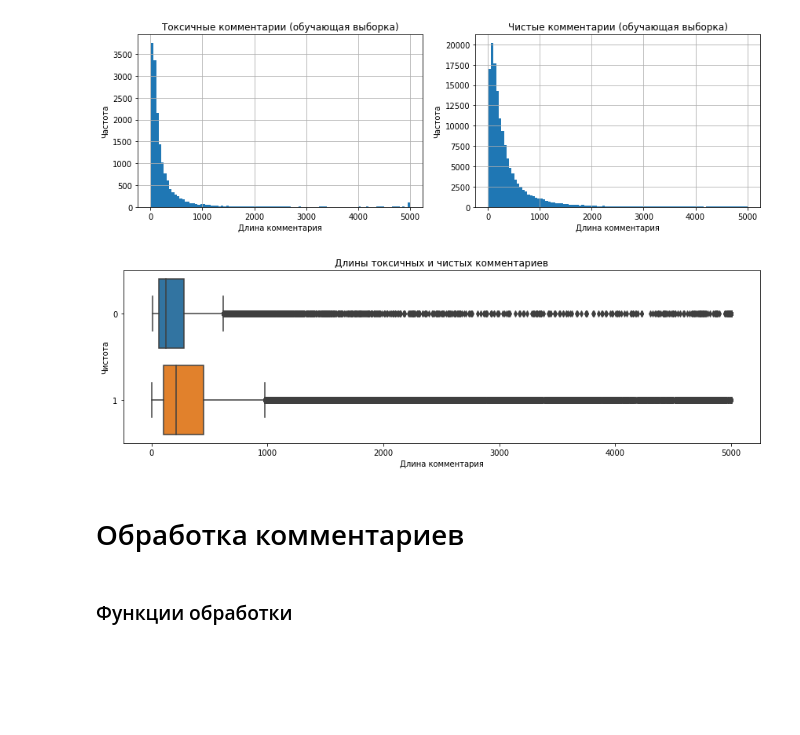
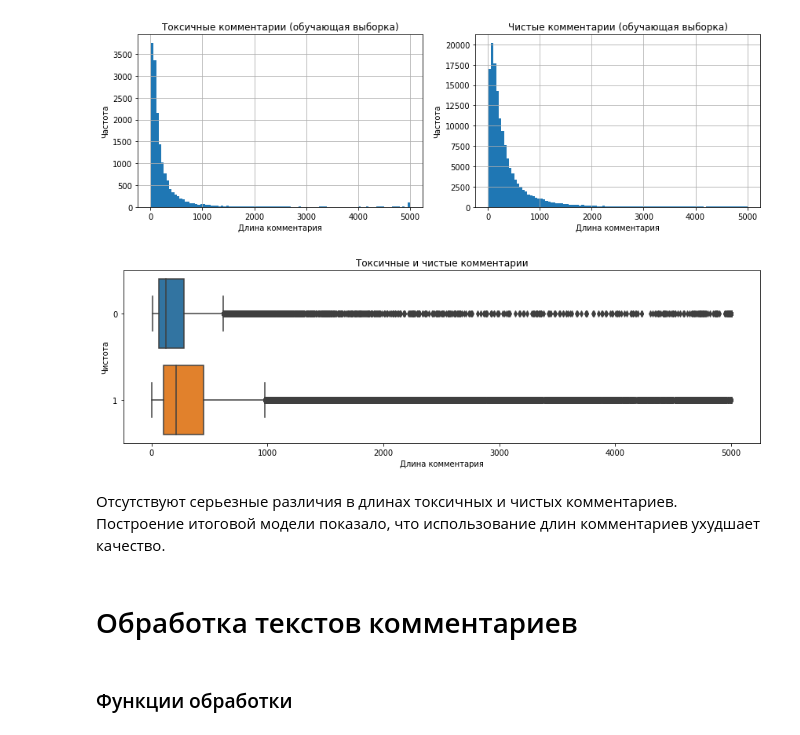
Before and after one commit to nikolaygurev/Toxic_comment_classification_challenge, a Jupyter notebook: toxic_comments.ipynb, the cells around one changed output. Drawn from its saved outputs; the diff is of its cells as text; code cells hidden in the pictures; blank space fills up the shorter version.

```diff
--- a/toxic_comments.ipynb
+++ b/toxic_comments.ipynb
@@ -159,13 +208,15 @@ plt.tight_layout()
 # %%
 fig, ax = plt.subplots(figsize=(12, 4))
 sns.boxplot(y='clear', x='comment_length', orient='h', data=train_df, ax=ax)
-ax.set(title='Длины токсичных и чистых комментариев')
+ax.set(title='Токсичные и чистые комментарии')
 ax.set(xlabel='Длина комментария', ylabel='Чистота')
 plt.tight_layout()
 # %% [output]
-[figure, old version]
+[figure, new version]
+# %% [markdown]
+Отсутствуют серьезные различия в длинах токсичных и чистых комментариев. Построение итоговой модели показало, что использование длин комментариев ухудшает качество.
 # %% [markdown]
-# Обработка комментариев
+# Обработка текстов комментариев
 # %% [markdown]
 ### Функции обработки
 # %%
```
Also changed, not shown: parts of 36 cells of this notebook, 2 other files.
